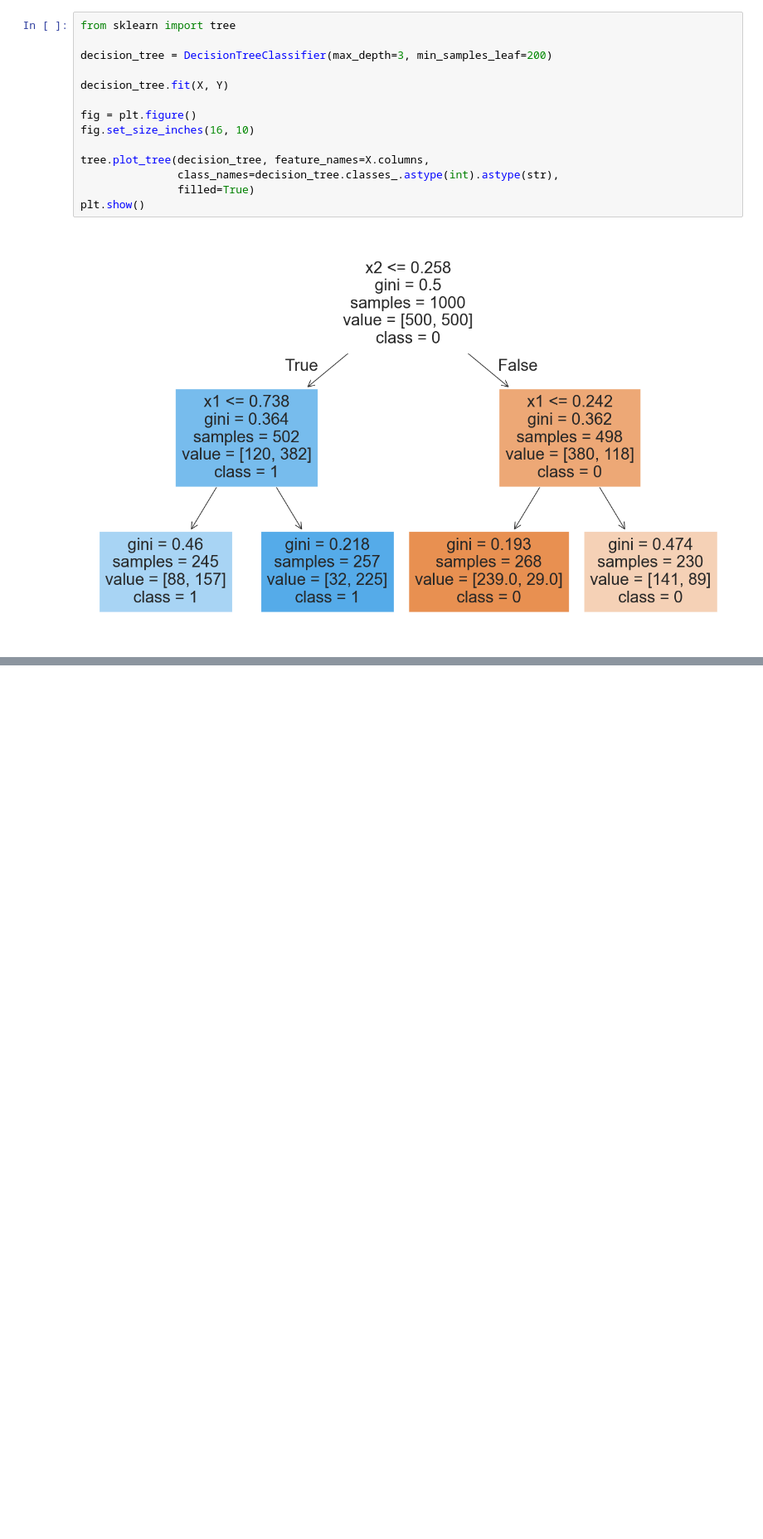
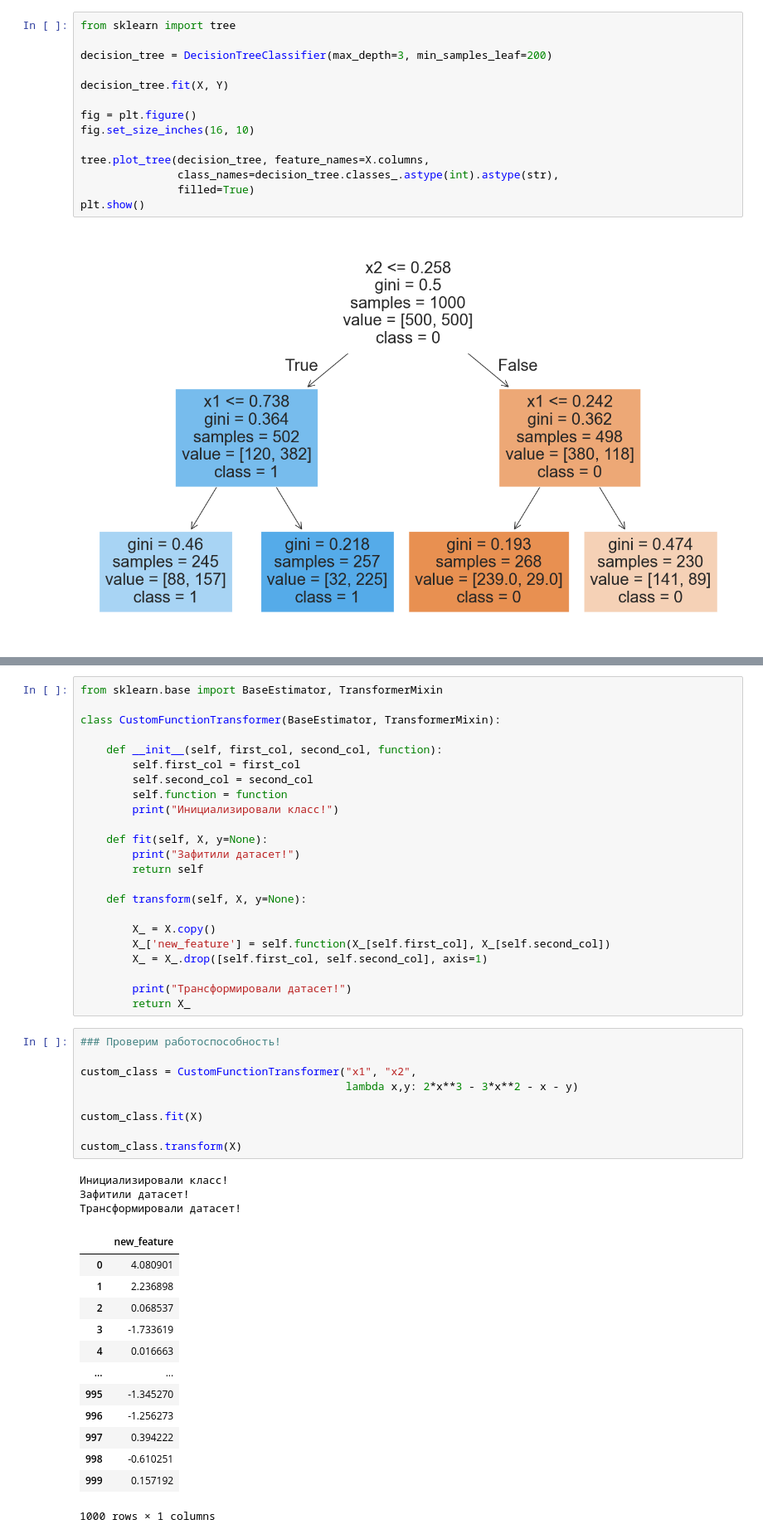
Before and after one commit to EgorSotn/Practice-ML, a Jupyter notebook: practice_17.ipynb, the cells around one changed output, grey strips where cells are left out. Shown at 83% size. Saved outputs shown, nothing was run; the diff lists cells and outputs as text; blank space fills up the shorter version.

```diff
--- a/practice_17.ipynb
+++ b/practice_17.ipynb
@@ -185,0 +305,49 @@ plt.show()
+# %%
+from sklearn.base import BaseEstimator, TransformerMixin
+
+class CustomFunctionTransformer(BaseEstimator, TransformerMixin):
+
+    def __init__(self, first_col, second_col, function):
+        self.first_col = first_col
+        self.second_col = second_col
+        self.function = function
+        print("Инициализировали класс!")
+
+    def fit(self, X, y=None):
+        print("Зафитили датасет!")
+        return self
+
+    def transform(self, X, y=None):
+
+        X_ = X.copy()
+        X_['new_feature'] = self.function(X_[self.first_col], X_[self.second_col])
+        X_ = X_.drop([self.first_col, self.second_col], axis=1)
+
+        print("Трансформировали датасет!")
+        return X_
+# %%
+### Проверим работоспособность!
+
+custom_class = CustomFunctionTransformer("x1", "x2",
+                                         lambda x,y: 2*x**3 - 3*x**2 - x - y)
+
+custom_class.fit(X)
+
+custom_class.transform(X)
+# %% [output]
+Инициализировали класс!
+Зафитили датасет!
+Трансформировали датасет!
+|  | new_feature |
+| 0 | 4.080901 |
+| 1 | 2.236898 |
+| 2 | 0.068537 |
+| 3 | -1.733619 |
+| 4 | 0.016663 |
+| ... | ... |
+| 995 | -1.345270 |
+| 996 | -1.256273 |
+| 997 | 0.394222 |
+| 998 | -0.610251 |
+| 999 | 0.157192 |
+1000 rows × 1 columns
```
Also changed, not shown: parts of 10 cells of this notebook.
